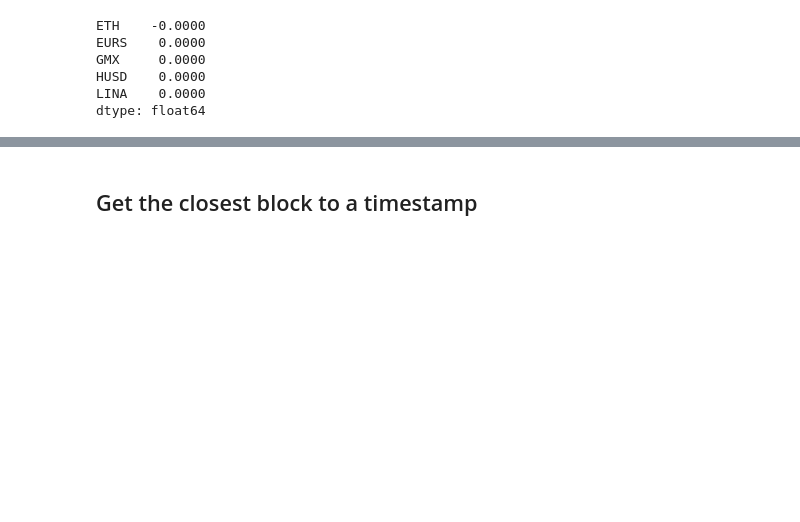
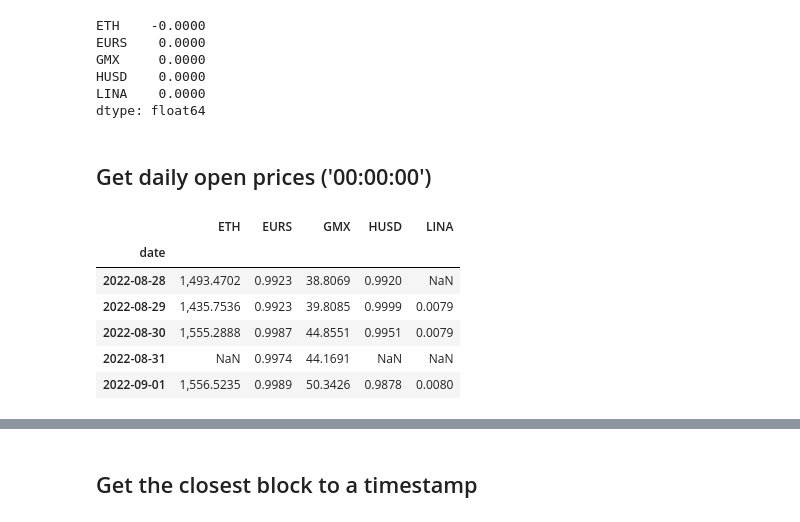
Before and after one commit to coindataschool/defillama2, a Jupyter notebook: notebooks/defillama_api_coins.ipynb, the cells around one changed output, grey strips where cells are left out. Saved outputs shown, nothing was run; the diff lists cells and outputs as text; code cells hidden in the pictures; blank space fills up the shorter version.

```diff
--- a/notebooks/defillama_api_coins.ipynb
+++ b/notebooks/defillama_api_coins.ipynb
@@ -133,3 +133,16 @@ GMX     0.0000
 HUSD    0.0000
 LINA    0.0000
 dtype: float64
+# %% [markdown]
+## Get daily open prices ('00:00:00')
+# %%
+df = obj.get_daily_open_close(dd, start='2022-08-01', end='2022-09-01', kind='open')
+df.tail()
+# %% [output]
+|  | ETH | EURS | GMX | HUSD | LINA |
+| date |  |  |  |  |  |
+| 2022-08-28 | 1,493.4702 | 0.9923 | 38.8069 | 0.9920 | NaN |
+| 2022-08-29 | 1,435.7536 | 0.9923 | 39.8085 | 0.9999 | 0.0079 |
+| 2022-08-30 | 1,555.2888 | 0.9987 | 44.8551 | 0.9951 | 0.0079 |
+| 2022-08-31 | NaN | 0.9974 | 44.1691 | NaN | NaN |
+| 2022-09-01 | 1,556.5235 | 0.9989 | 50.3426 | 0.9878 | 0.0080 |
```
Also changed, not shown: parts of 6 cells of this notebook.
